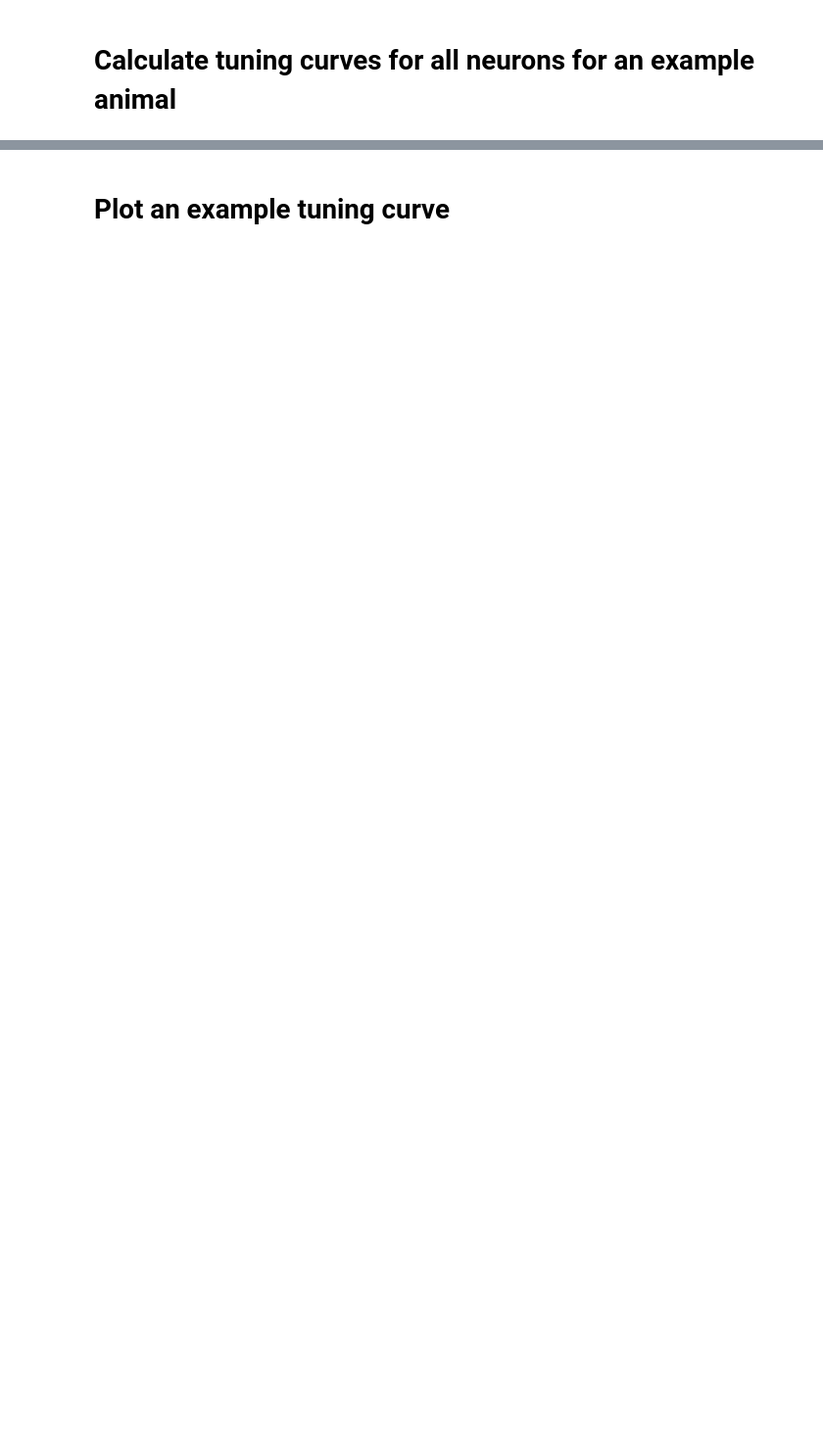
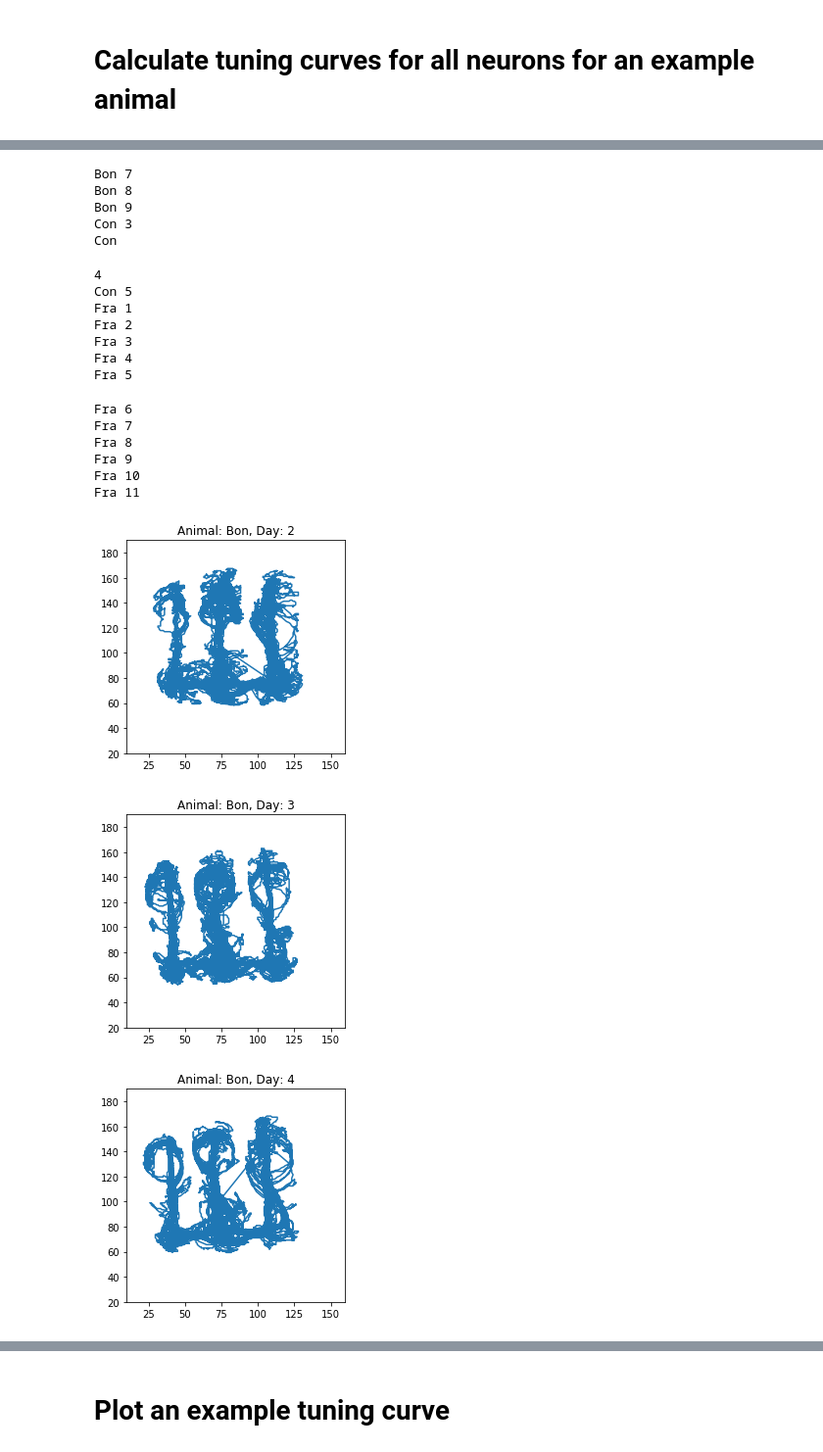
Before and after one commit to ckemere/RippleStickiness, a Jupyter notebook: Ripple-Bias.ipynb, the cells around one changed output, grey strips where cells are left out. Shown at 98% size. Drawn from its saved outputs; the diff is of its cells as text; code cells hidden in the pictures; blank space fills up the shorter version.

```diff
--- a/Ripple-Bias.ipynb
+++ b/Ripple-Bias.ipynb
@@ -8,7 +8,8 @@ import nelpy as nel # should be installed using pip install nelpy
 import warnings
 #warnings.filterwarnings("ignore") # useful to prevent excess nelpy warnings
 # %%
-dataroot = '/Users/ckemere/Development/Data/Frank/';
+# dataroot = '/Users/ckemere/Development/Data/Frank/';
+dataroot = '/home/kemerelab/Data/Frank/'
 # %%
 import os
 
@@ -25,2 +41,42 @@ del jar
 # %% [markdown]
 # Calculate tuning curves for all neurons for an example animal
+# %%
+PFCenters = {}
+TuningCurves = {}
+
+for anim, animdata in data.items():
+    PFCenters[anim] = {}
+    TuningCurves[anim] = {}
+
+    for day, daydata in animdata.items():
+        if (anim == 'Con') & (day < 3) :
+            continue
+        print(anim, day)
+        pos = daydata['pos']
+
+        fig, ax = plt.subplots(1,1, figsize=(4,4))
+
+        # Bins for tuning curves
+        if (anim == 'Bon'):
+            epochs = [1,3]
+            x_extents = [10,160] # Read these off of maze figure above
+            y_extents = [20,190]
+        elif (anim == 'Con'):
+            epochs = [1,3]
+            x_extents = [110,230] # Read these off of maze figure above
+            y_extents = [10,130]
+        elif (anim == 'Fra'):
+            if (day != 3):
+                epochs = [1,3]
+            else:
+                epochs = [0,2]
+            x_extents = [140,260] # Read these off of maze figure above
+            y_extents = [55,175]
+
+        x, y = pos[epochs,:].asarray().yvals
+        ax.plot(x,y)
+        ax.set_xlim(*x_extents)
+        ax.set_ylim(*y_extents)
+        title = 'Animal: {}, Day: {}'.format(anim, day)
+        ax.set_title(title)
+# %% [output]
@@ -26,0 +88,21 @@ del jar
+Bon 7
+Bon 8
+Bon 9
+Con 3
+Con
+4
+Con 5
+Fra 1
+Fra 2
+Fra 3
+Fra 4
+Fra 5
+Fra 6
+Fra 7
+Fra 8
+Fra 9
+Fra 10
+Fra 11
+[figure, added]
+[figure, added]
+[figure, added]
```
Also changed, not shown: parts of 43 cells of this notebook, 1 other file.
